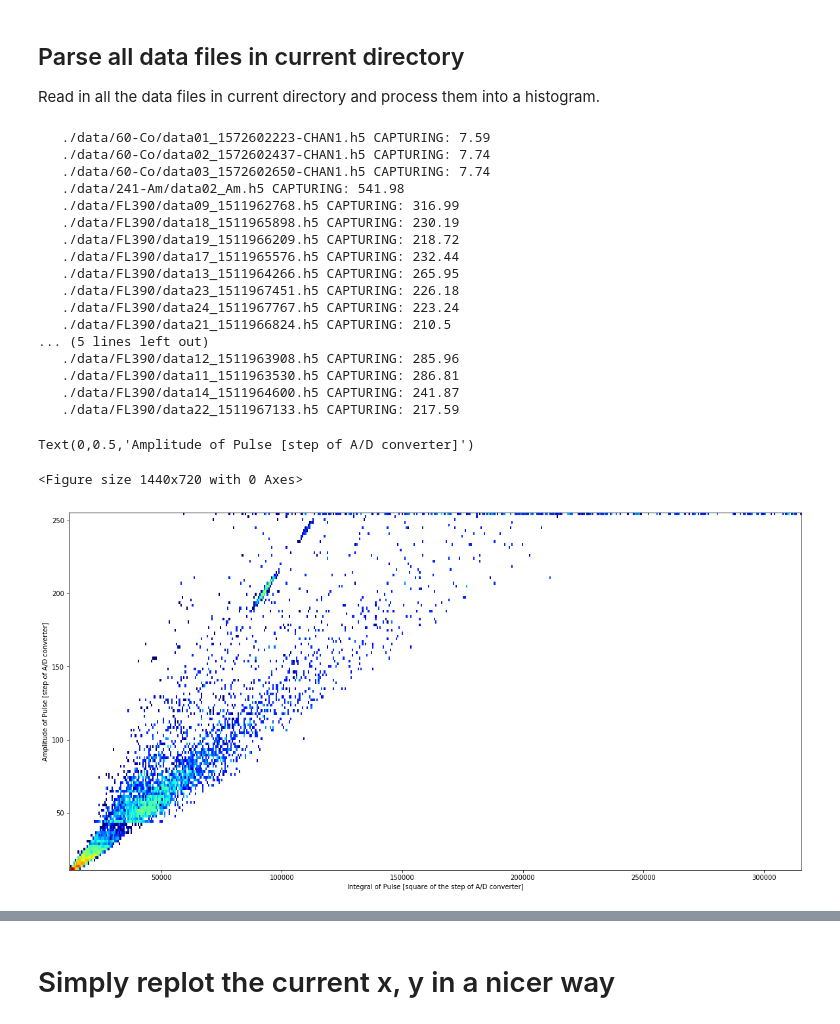
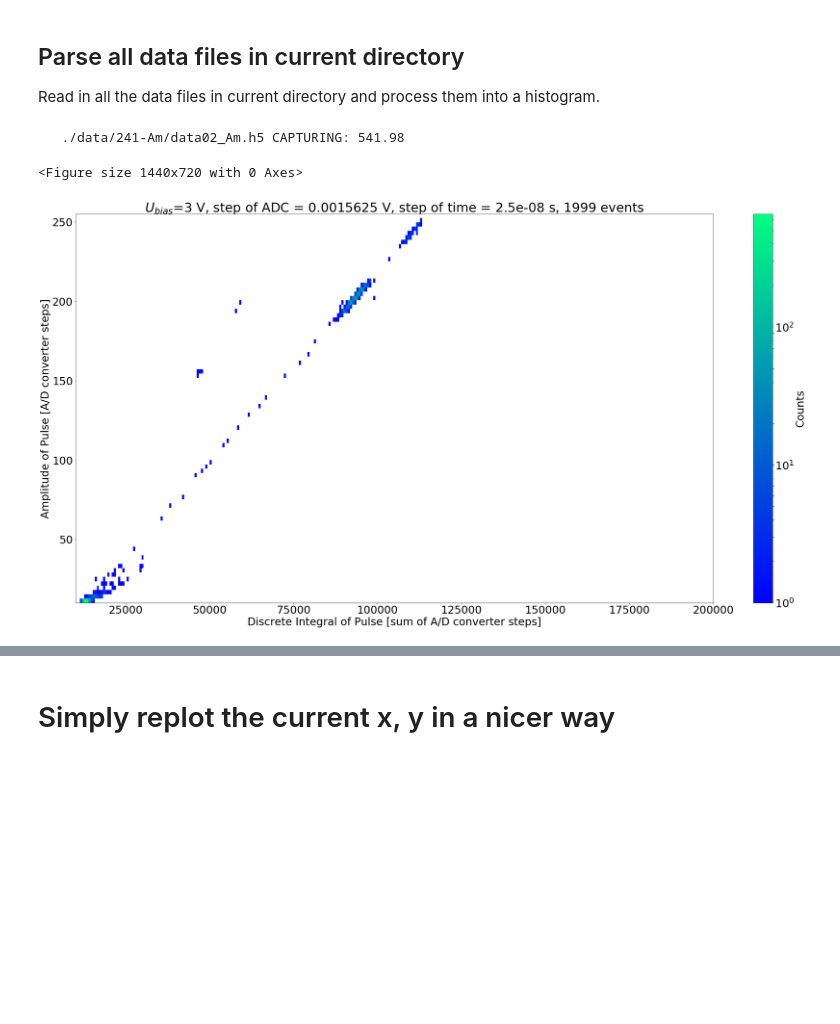
Before and after one commit to ODZ-UJF-AV-CR/Paper---Characterisation-of-mixed-radiation-field-by-PIN-diode-detector-on-board-aircraft, a Jupyter notebook: osciloskop-hystogram.ipynb, the cells around one changed output, grey strips where cells are left out. Cells and saved outputs as stored; diff of their text form; code cells hidden in the pictures; blank space fills up the shorter version.

```diff
--- a/osciloskop-hystogram.ipynb
+++ b/osciloskop-hystogram.ipynb
@@ -131,63 +131,42 @@ def ProcessData(noise):
             #np_data += *np.array(hf.get('YORIGIN'))
             #np_data = np.array(hf.get('YINC'))*np_data
             #plt.plot(np_data)
             #print np_data
             maximum = 0
             minimum = 255
             suma = 0
             for i in range(1400):
                 if np_data[i] > maximum:
                     maximum = np_data[i]
                 if np_data[i] < minimum:
                     minimum = np_data[i]
                 suma = suma + np_data[i]
             if ((maximum < 256)and(maximum > noise)):
                 x.append(maximum)
                 #y.append(suma/maximum)
                 y.append(suma)
                 z.append((maximum))
 
-for d in ['60-Co','241-Am']:
+for d in ['241-Am']:
     for f in glob.iglob('./data/'+ d + '/data*.h5'): # generator, search immediate subdirectories
         print '  ', f,
         try:
             with h5py.File(f,'r') as hf:
                     ProcessData(0)
         except:
             pass
 
-for d in ['FL390']:
-    for f in glob.iglob('./data/'+ d + '/data*.h5'): # generator, search immediate subdirectories
-        print '  ', f,
-        try:
-            with h5py.File(f,'r') as hf:
-                    ProcessData(43)
-        except:
-            pass
+matplotlib.rcParams.update({'font.size': 30})
+plt.figure(figsize=(40,20))
+plt.tight_layout()
 
-plt.figure(figsize=(20,10))
-
-ble = plt.hist2d(y, x, bins=(500,129), norm=matplotlib.colors.LogNorm(), cmap=plt.cm.jet)
-plt.xlabel('Integral of Pulse [square of the step of A/D converter]')
-plt.ylabel('Amplitude of Pulse [step of A/D converter]')
+ble = plt.hist2d(y, x, bins=(300,90), range= [[10000, 200000], [10,255]], norm=matplotlib.colors.LogNorm(), cmap=plt.cm.winter)
+plt.xlabel('Discrete Integral of Pulse [sum of A/D converter steps]')
+plt.ylabel('Amplitude of Pulse [A/D converter steps]')
+plt.title(r'$U_{bias}$=3 V, step of ADC = ' + str(yinc) + ' V, step of time = ' + str(xinc) + ' s, '+ str(all_frames) + ' events')
+cb = plt.colorbar()
+cb.set_label('Counts')
 # %% [output]
-   ./data/60-Co/data01_1572602223-CHAN1.h5 CAPTURING: 7.59
-   ./data/60-Co/data02_1572602437-CHAN1.h5 CAPTURING: 7.74
-   ./data/60-Co/data03_1572602650-CHAN1.h5 CAPTURING: 7.74
    ./data/241-Am/data02_Am.h5 CAPTURING: 541.98
-   ./data/FL390/data09_1511962768.h5 CAPTURING: 316.99
-   ./data/FL390/data18_1511965898.h5 CAPTURING: 230.19
-   ./data/FL390/data19_1511966209.h5 CAPTURING: 218.72
-   ./data/FL390/data17_1511965576.h5 CAPTURING: 232.44
-   ./data/FL390/data13_1511964266.h5 CAPTURING: 265.95
-   ./data/FL390/data23_1511967451.h5 CAPTURING: 226.18
-   ./data/FL390/data24_1511967767.h5 CAPTURING: 223.24
-   ./data/FL390/data21_1511966824.h5 CAPTURING: 210.5
-... (5 lines left out)
-   ./data/FL390/data12_1511963908.h5 CAPTURING: 285.96
-   ./data/FL390/data11_1511963530.h5 CAPTURING: 286.81
-   ./data/FL390/data14_1511964600.h5 CAPTURING: 241.87
-   ./data/FL390/data22_1511967133.h5 CAPTURING: 217.59
-Text(0,0.5,'Amplitude of Pulse [step of A/D converter]')
+<Figure size 1440x720 with 0 Axes>
-<Figure size 1440x720 with 0 Axes>
-[figure, old version]
+[figure, new version]
```
Also changed, not shown: parts of 7 cells of this notebook, 2 other files.
